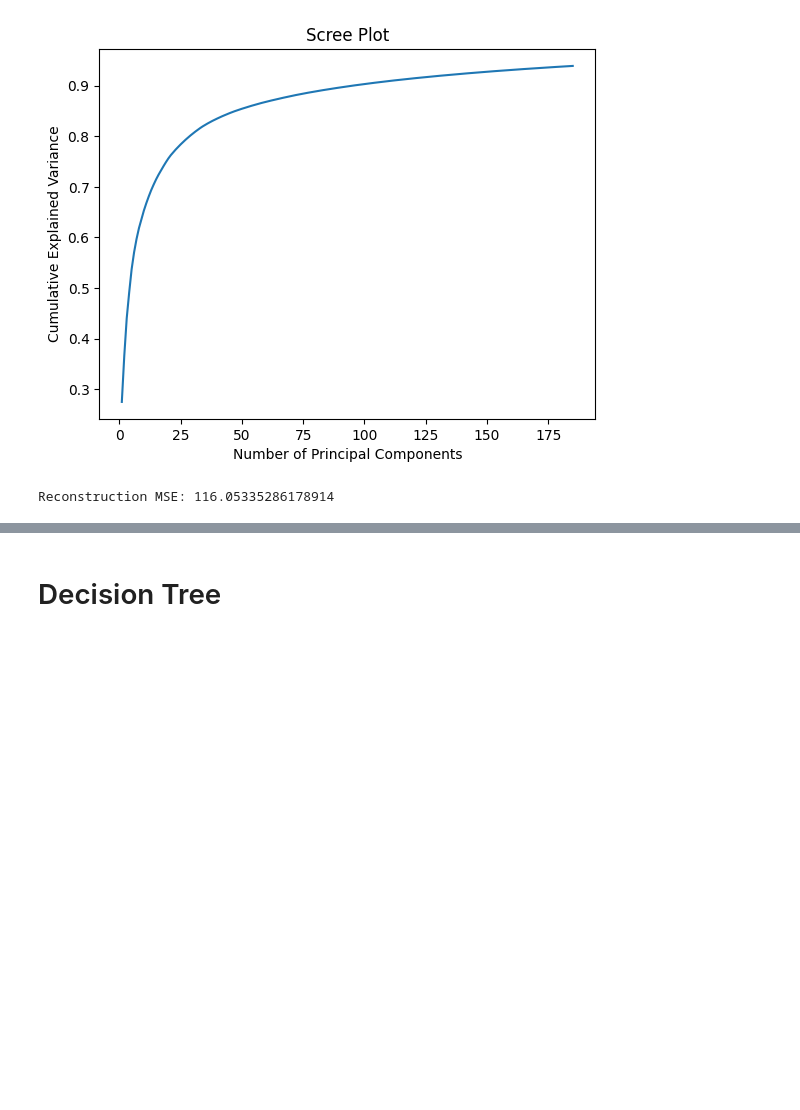
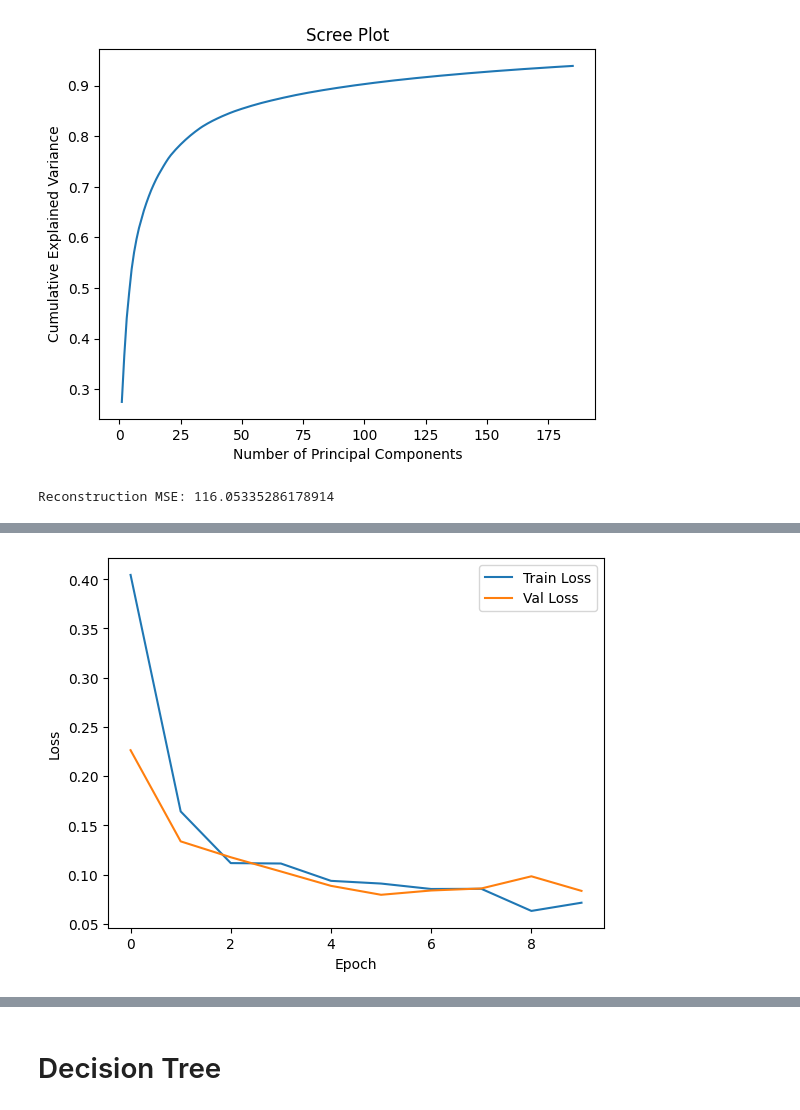
Before and after one commit to Riley94/covid_analysis, a Jupyter notebook: covid_analysis.ipynb, the cells around one changed output, grey strips where cells are left out. Saved outputs shown, nothing was run; the diff lists cells and outputs as text; code cells hidden in the pictures; blank space fills up the shorter version.

```diff
--- a/covid_analysis.ipynb
+++ b/covid_analysis.ipynb
@@ -298,0 +387,28 @@ Reconstruction MSE: 116.05335286178914
+# %%
+transform = transforms.Compose([
+    transforms.ToPILImage(),
+    transforms.Resize((256, 256)),
+    transforms.RandomApply([transforms.ColorJitter(brightness=0.2, contrast=0.2)], p=0.5),
+    transforms.RandomAffine(degrees=5, translate=(0.05, 0.05), shear=5),
+    transforms.RandomApply([transforms.GaussianBlur(3, sigma=(0.1, 2.0))], p=0.5),
+    transforms.ToTensor(),
+    transforms.RandomApply([transforms.Lambda(lambda x: x + 0.05 * torch.randn_like(x))], p=0.5),
+    transforms.Normalize(mean=[0.5], std=[0.5])
+])
+
+dataset = COVIDDataset(all_images, all_masks, all_labels, transform=transform)
+
+train_size = int(0.9 * len(dataset))
+test_size = len(dataset) - train_size
+
+# split data non-randomly for training and testing to avoid data leakage
+train_dataset, test_dataset = train_test_split(dataset, train_size=train_size, test_size=test_size, random_state=42)
+
+# random split for training and validation
+train_size = int(0.8 * len(train_dataset))
+val_size = len(train_dataset) - train_size
+train_dataset, val_dataset = torch.utils.data.random_split(train_dataset, [train_size, val_size])
+
+batch_size = 16
+train_loader = DataLoader(train_dataset, batch_size=batch_size, shuffle=True)
+val_loader = DataLoader(val_dataset, batch_size=batch_size, shuffle=False)
@@ -298,0 +471,10 @@ Reconstruction MSE: 116.05335286178914
+# %%
+# Plot losses
+plt.plot(train_losses, label='Train Loss')
+plt.plot(val_losses, label='Val Loss')
+plt.xlabel('Epoch')
+plt.ylabel('Loss')
+plt.legend()
+plt.show()
+# %% [output]
+[figure, added]
```
Also changed, not shown: parts of 10 cells of this notebook.
